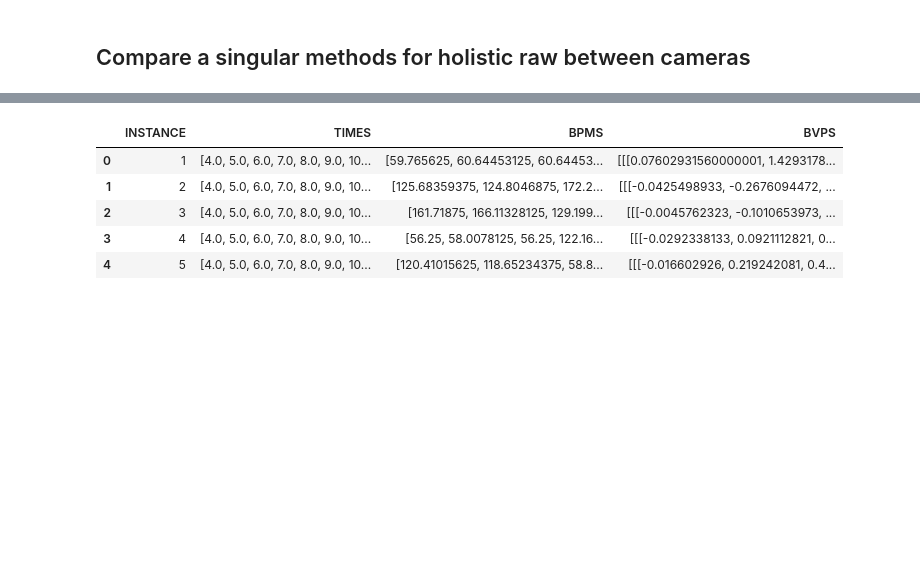
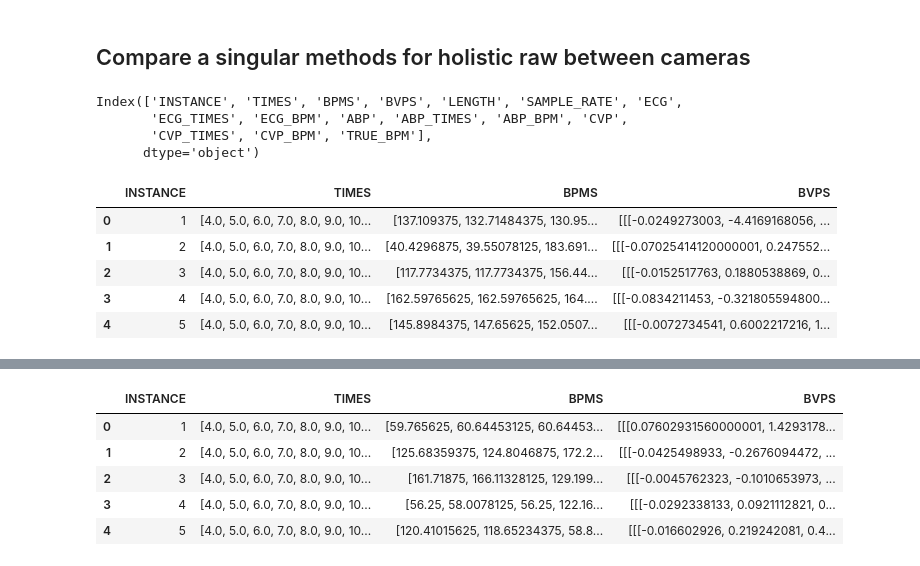
Before and after one commit to coenarrow/pyVHR, a Jupyter notebook: notebooks/Custom_Notebooks/processing_results.ipynb, the cells around one changed output, grey strips where cells are left out. Cells and saved outputs as stored; diff of their text form; code cells hidden in the pictures; blank space fills up the shorter version.

```diff
--- a/notebooks/Custom_Notebooks/processing_results.ipynb
+++ b/notebooks/Custom_Notebooks/processing_results.ipynb
@@ -220,0 +219,28 @@ def process_results(k1_path, k2_path, gt_df):
+# %%
+k1_path = "C:/Users/20759193/source/repos/pyVHR/results/segmented_holistic/K1_segmented_holistic_HR_CNN.json"
+k_df = pd.read_json(k1_path)
+k_df_merged = pd.merge(k_df,
+                     gt_df,
+                     on='INSTANCE',
+                     how='left')
+
+if 'TRUE_BPM' not in k_df_merged.columns:
+        k_df_merged['TRUE_BPM'] = None
+
+k_df_merged.columns
+
+#k1_df_merged = process_results(k1_path,gt_df)
+# %% [output]
+Index(['INSTANCE', 'TIMES', 'BPMS', 'BVPS', 'LENGTH', 'SAMPLE_RATE', 'ECG',
+       'ECG_TIMES', 'ECG_BPM', 'ABP', 'ABP_TIMES', 'ABP_BPM', 'CVP',
+       'CVP_TIMES', 'CVP_BPM', 'TRUE_BPM'],
+      dtype='object')
+# %%
+k_df.head()
+# %% [output]
+|  | INSTANCE | TIMES | BPMS | BVPS |
+| 0 | 1 | [4.0, 5.0, 6.0, 7.0, 8.0, 9.0, 10... | [137.109375, 132.71484375, 130.95... | [[[-0.0249273003, -4.4169168056, ... |
+| 1 | 2 | [4.0, 5.0, 6.0, 7.0, 8.0, 9.0, 10... | [40.4296875, 39.55078125, 183.691... | [[[-0.07025414120000001, 0.247552... |
+| 2 | 3 | [4.0, 5.0, 6.0, 7.0, 8.0, 9.0, 10... | [117.7734375, 117.7734375, 156.44... | [[[-0.0152517763, 0.1880538869, 0... |
+| 3 | 4 | [4.0, 5.0, 6.0, 7.0, 8.0, 9.0, 10... | [162.59765625, 162.59765625, 164.... | [[[-0.0834211453, -0.321805594800... |
+| 4 | 5 | [4.0, 5.0, 6.0, 7.0, 8.0, 9.0, 10... | [145.8984375, 147.65625, 152.0507... | [[[-0.0072734541, 0.6002217216, 1... |
```
Also changed, not shown: parts of 14 cells of this notebook, 2 other files.
